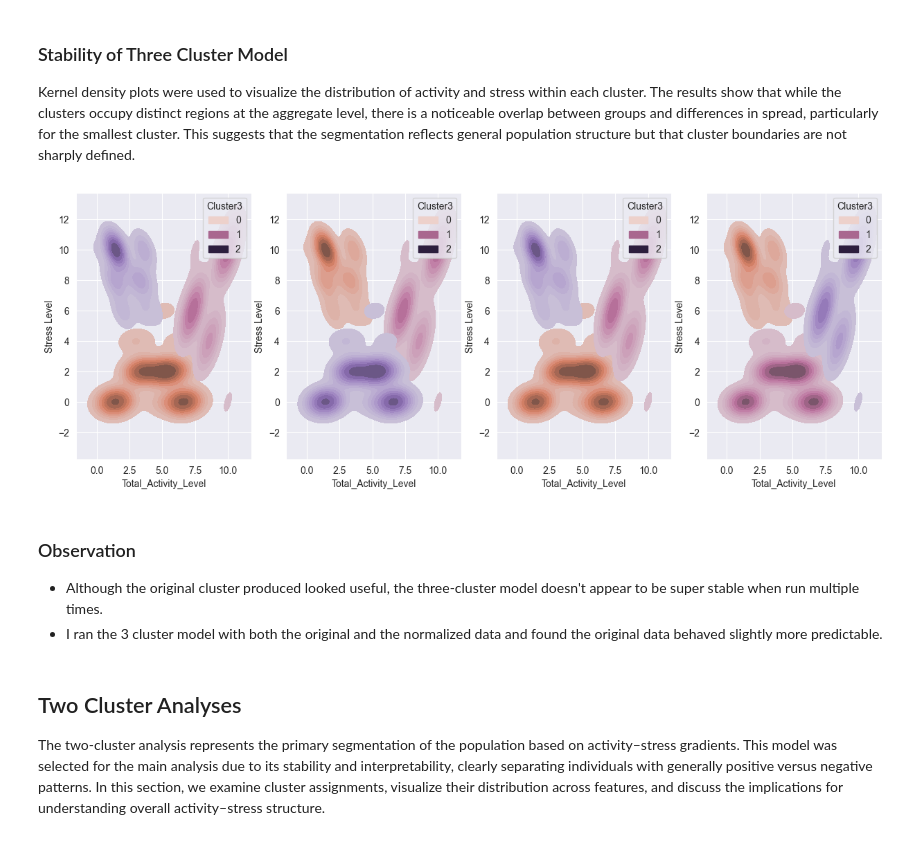
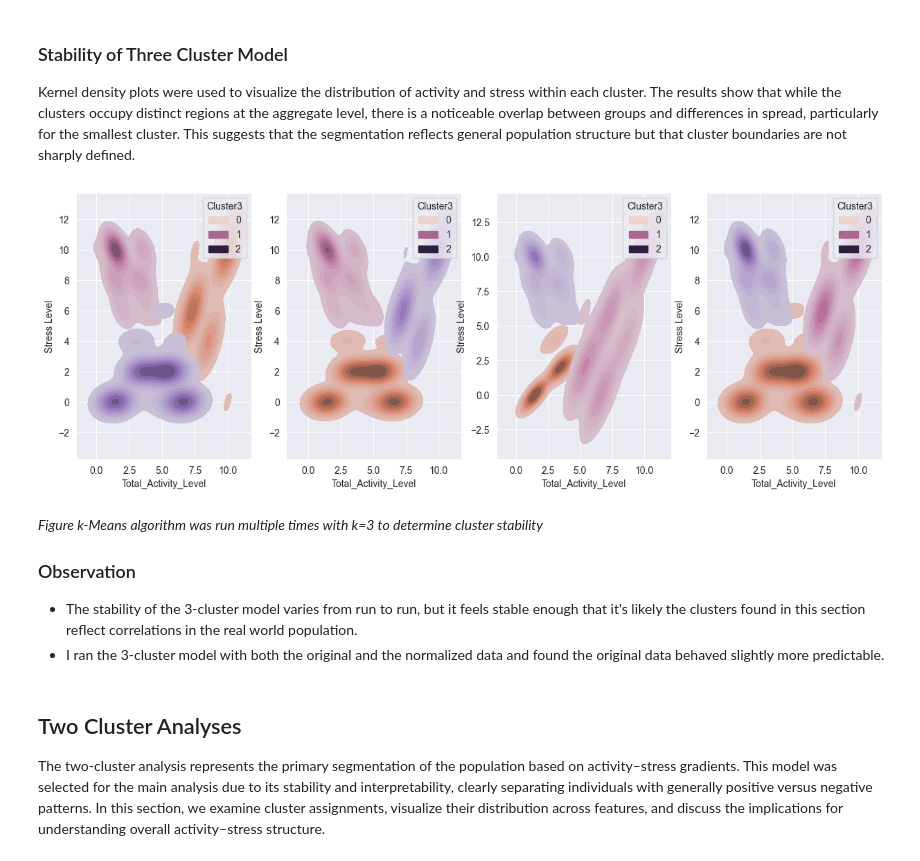
Before and after one commit to DanielLevenstein/stress_vs_physical_activity_data_exploration, a Jupyter notebook: stress-vs-physical-activity-correlation-notebook.ipynb, the cells around one changed output. Drawn from its saved outputs; the diff is of its cells as text; code cells hidden in the pictures.

```diff
--- a/stress-vs-physical-activity-correlation-notebook.ipynb
+++ b/stress-vs-physical-activity-correlation-notebook.ipynb
@@ -339,25 +339,26 @@ Mean Low Stress Steps: 6216.3
 ### Stability of Three Cluster Model
 Kernel density plots were used to visualize the distribution of activity and stress within each cluster. The results show that while the clusters occupy distinct regions at the aggregate level, there is a noticeable overlap between groups and differences in spread, particularly for the smallest cluster. This suggests that the segmentation reflects general population structure but that cluster boundaries are not sharply defined.
 # %%
-import matplotlib.pyplot as plt
-
-fig, (ax1, ax2, ax3, ax4)= plt.subplots(1, 4, figsize=(15, 5))
-for(ax, cluster) in zip([ax1, ax2, ax3, ax4], [0, 1, 2, 3]):
-    physical_activity_cols = ['Physical Activity Level', 'Daily Steps', 'Stress Level']
-    df_cl = df_clean[physical_activity_cols]
-    kmeans = KMeans(n_clusters=3)
-    kmeans.fit(df_cl)
-    df_cl['Cluster3'] = kmeans.labels_
-    df_cl['Total_Activity_Level'] = (df_cl['Physical Activity Level'] + df_cl['Daily Steps']) / 2
-    # Create subplots
-    sns.kdeplot(data=df_cl, x="Total_Activity_Level", y="Stress Level", hue="Cluster3", fill=True, ax=ax, warn_singular=False)
-fig.savefig(THREE_CLUSTER_STABILITY)
+def graph_cluster_stability(df, num_clusters, save_file):
+    fig, (ax1, ax2, ax3, ax4)= plt.subplots(1, 4, figsize=(15, 5))
+    for(ax, cluster) in zip([ax1, ax2, ax3, ax4], [0, 1, 2, 3]):
+        physical_activity_cols = ['Physical Activity Level', 'Daily Steps', 'Stress Level']
+        df_cl = df_normalized[physical_activity_cols]
+        kmeans = KMeans(n_clusters=num_clusters)
+        kmeans.fit(df_cl)
+        df_cl['Cluster3'] = kmeans.labels_
+        df_cl['Total_Activity_Level'] = (df_cl['Physical Activity Level'] + df_cl['Daily Steps']) / 2
+        # Create subplots
+        sns.kdeplot(data=df_cl, x="Total_Activity_Level", y="Stress Level", hue="Cluster3", fill=True, ax=ax, warn_singular=False)
+    fig.savefig(save_file)
+graph_cluster_stability(df_normalized, 3, THREE_CLUSTER_STABILITY)
 # %% [output]
-[figure, old version]
+[figure, new version]
 # %% [markdown]
+*Figure k-Means algorithm was run multiple times with k=3 to determine cluster stability*
 ### Observation
-- Although the original cluster produced looked useful, the three-cluster model doesn't appear to be super stable when run multiple times.
-- I ran the 3 cluster model with both the original and the normalized data and found the original data behaved slightly more predictable.
+- The stability of the 3-cluster model varies from run to run, but it feels stable enough that it's likely the clusters found in this section reflect correlations in the real world population.
+- I ran the 3-cluster model with both the original and the normalized data and found the original data behaved slightly more predictable.
 # %% [markdown]
 ## Two Cluster Analyses
 The two-cluster analysis represents the primary segmentation of the population based on activity–stress gradients. This model was selected for the main analysis due to its stability and interpretability, clearly separating individuals with generally positive versus negative patterns. In this section, we examine cluster assignments, visualize their distribution across features, and discuss the implications for understanding overall activity–stress structure.
```
Also changed, not shown: parts of 5 cells of this notebook.
